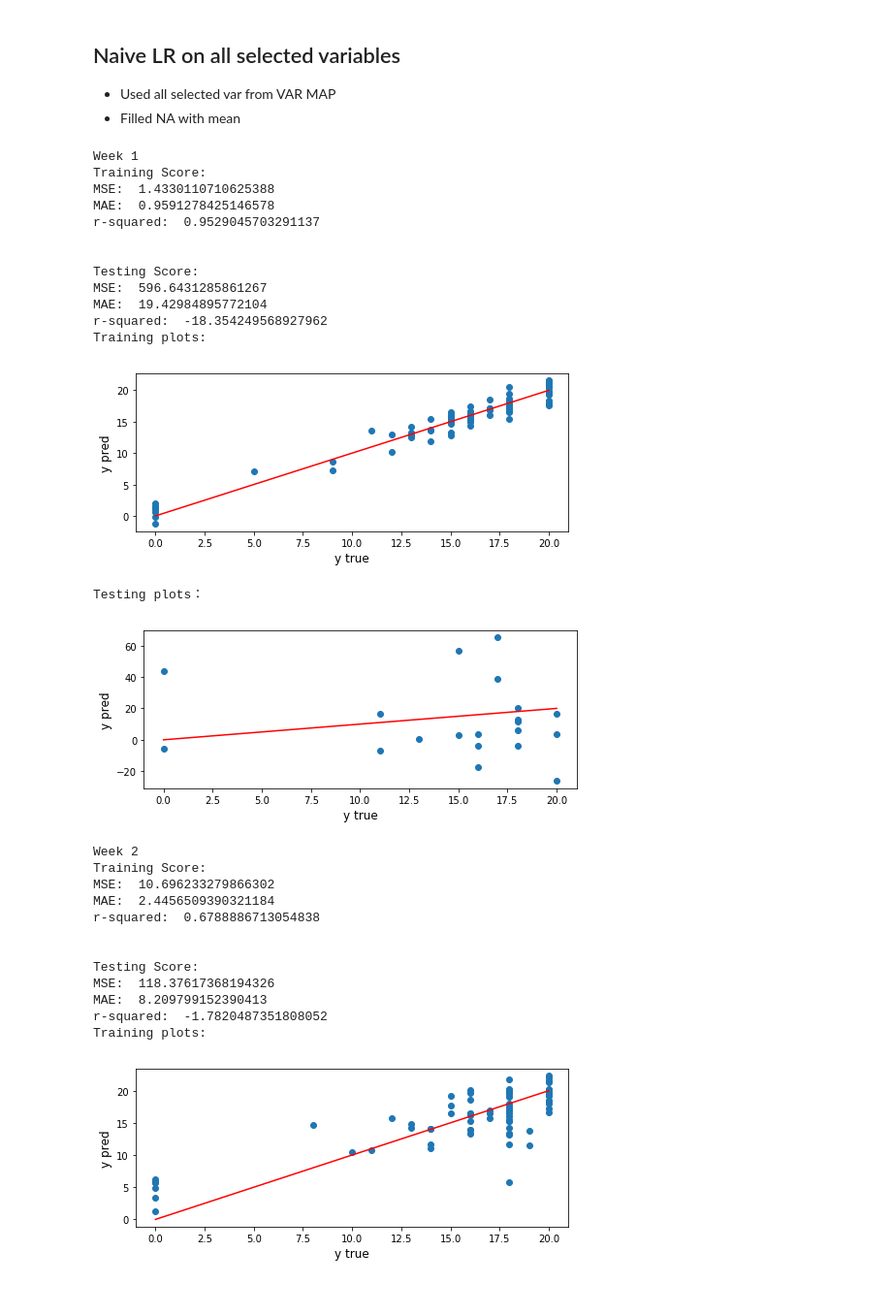
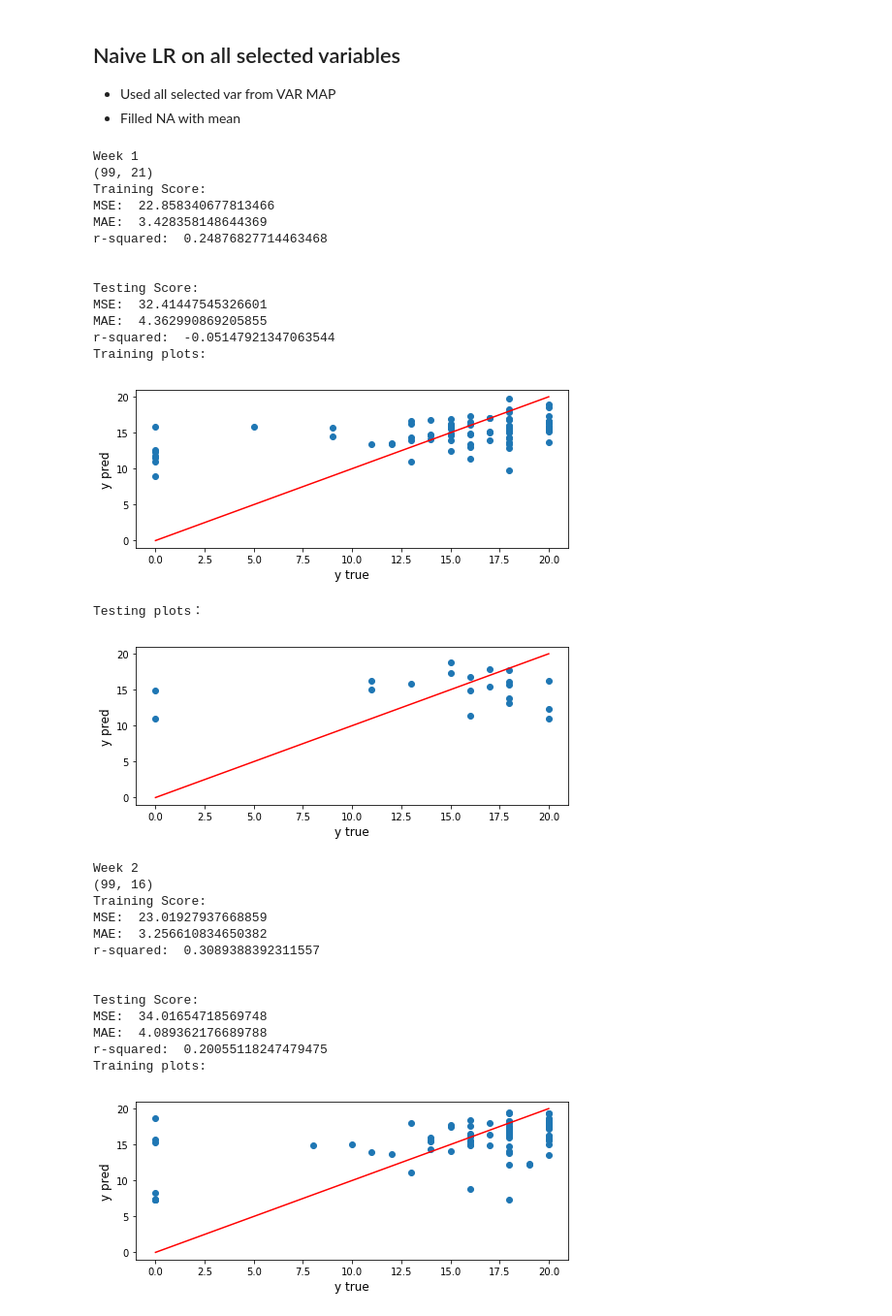
Before and after one commit to hanweny/DMOL, a Jupyter notebook: quiz_prediction/quiz_prediction.ipynb, the cells around one changed output. Shown: that part at 97% size. Drawn from its saved outputs; the diff is of its cells as text; code cells hidden in the pictures.

Commit message:
use PCA and Construct mean to predict quiz scores

```diff
--- a/quiz_prediction/quiz_prediction.ipynb
+++ b/quiz_prediction/quiz_prediction.ipynb
@@ -71,35 +96,38 @@ df_proc = preprocess_df(df, verbose = False)
 # %%
+# using the mean
 for week_num in range(1, 6):
     print("Week {}".format(week_num))
-    train_model(df_proc, week_num, use_fr = False, plot = True)
+    train_model(df_proc, week_num, use_fr = False, plot = True, verbose = True)
     print('\n\n')
 # %% [output]
 Week 1
+(99, 21)
 Training Score:
-MSE:  1.4330110710625388
-MAE:  0.9591278425146578
-r-squared:  0.9529045703291137
+MSE:  22.858340677813466
+MAE:  3.428358148644369
+r-squared:  0.24876827714463468
 
 
 Testing Score:
-MSE:  596.6431285861267
-MAE:  19.42984895772104
-r-squared:  -18.354249568927962
+MSE:  32.41447545326601
+MAE:  4.362990869205855
+r-squared:  -0.05147921347063544
 Training plots:
-[figure, old version]
+[figure, new version]
 Testing plots：
-[figure, old version]
+[figure, new version]
 Week 2
+(99, 16)
 Training Score:
-MSE:  10.696233279866302
-MAE:  2.4456509390321184
-r-squared:  0.6788886713054838
+MSE:  23.01927937668859
+MAE:  3.256610834650382
+r-squared:  0.3089388392311557
 
 
 Testing Score:
-MSE:  118.37617368194326
-MAE:  8.209799152390413
-r-squared:  -1.7820487351808052
+MSE:  34.01654718569748
+MAE:  4.089362176689788
+r-squared:  0.20055118247479475
 Training plots:
-[figure, old version]
+[figure, new version]
 Testing plots：
```
Also changed, not shown: parts of 5 cells of this notebook.
